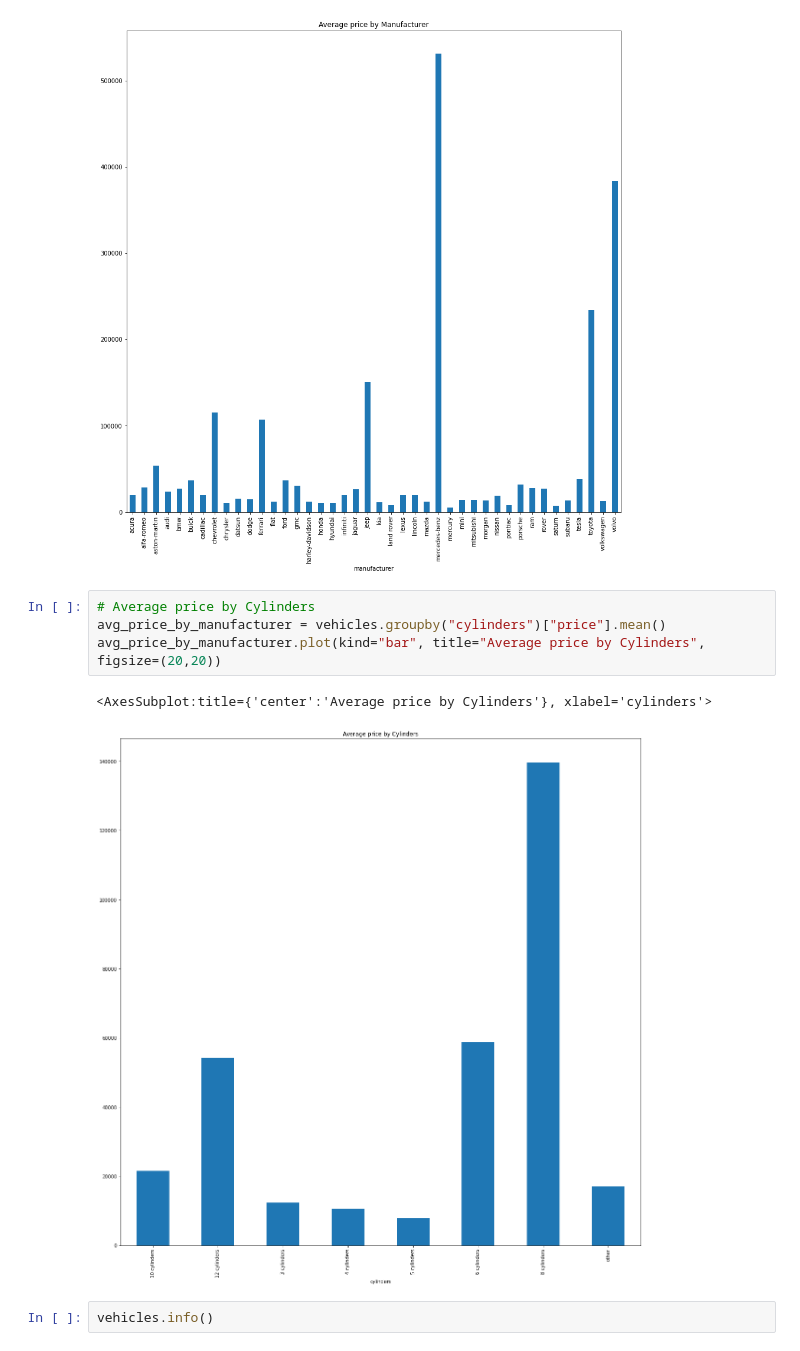
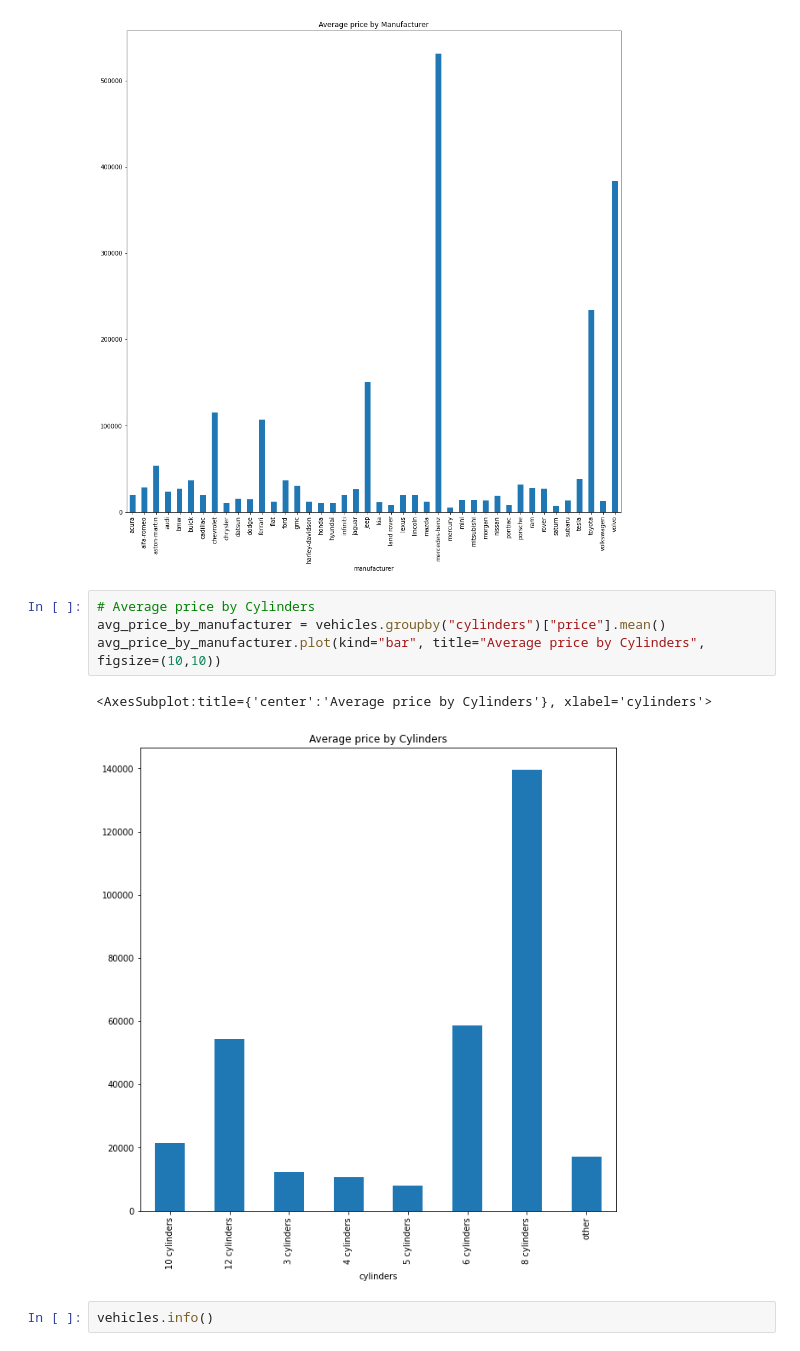
Before and after one commit to laks01/Practical-Application-2, a Jupyter notebook: notebooks/data_understanding.ipynb, the cells around one changed output. Cells and saved outputs as stored; diff of their text form.

```diff
--- a/notebooks/data_understanding.ipynb
+++ b/notebooks/data_understanding.ipynb
@@ -113,10 +117,10 @@ avg_price_by_manufacturer.plot(kind="bar", title="Average price by Manufacturer"
 # %%
 # Average price by Cylinders
 avg_price_by_manufacturer = vehicles.groupby("cylinders")["price"].mean()
-avg_price_by_manufacturer.plot(kind="bar", title="Average price by Cylinders", figsize=(20,20))
+avg_price_by_manufacturer.plot(kind="bar", title="Average price by Cylinders", figsize=(10,10))
 # %% [output]
 <AxesSubplot:title={'center':'Average price by Cylinders'}, xlabel='cylinders'>
-[figure, old version]
+[figure, new version]
 # %%
 vehicles.info()
 # %% [output]
```
Also changed, not shown: parts of 1 cell of this notebook, 7 other files.
